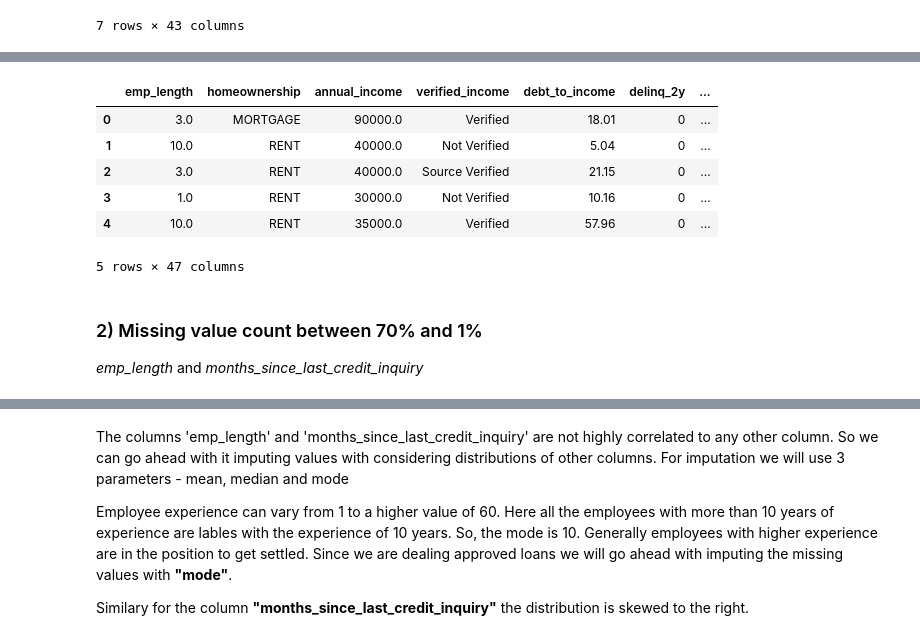
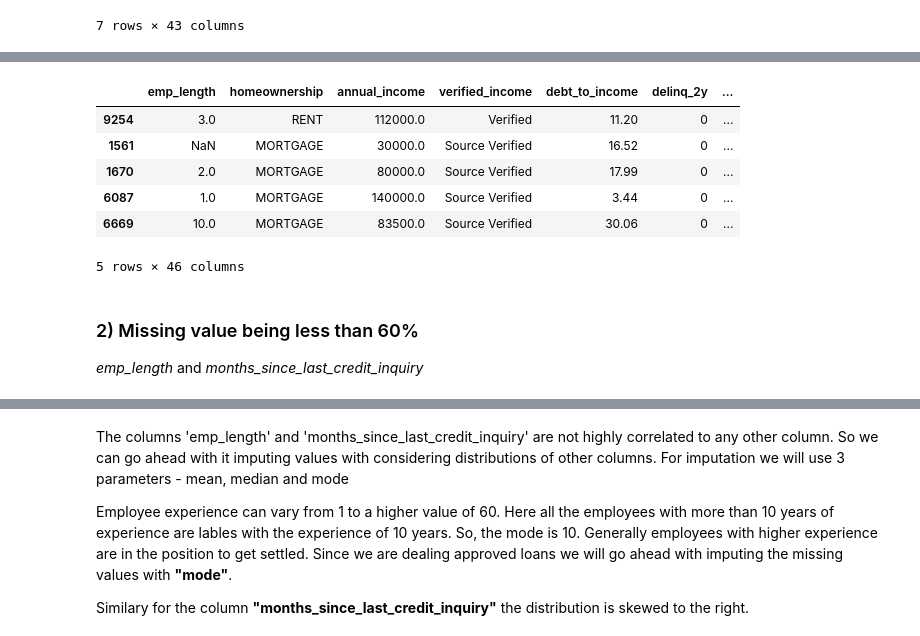
Before and after one commit to saishdesai23/Loan-Interest-Prediction, a Jupyter notebook: case_study_1_analysis.ipynb, the cells around one changed output, grey strips where cells are left out. Drawn from its saved outputs; the diff is of its cells as text; code cells hidden in the pictures.

```diff
--- a/case_study_1_analysis.ipynb
+++ b/case_study_1_analysis.ipynb
@@ -181,0 +195,4 @@ loan_grade
+# %%
+X = loan_data.drop(columns=['interest_rate'])
+y = loan_data['interest_rate']
+loan_data_clean, X_test, y_train, y_test = train_test_split(X,y,random_state=42,test_size=0.2)
@@ -198,18 +225,21 @@ Similarly the column 'num_accounts_120d_past_due' either comprises of null value
 
 We can also drop the columns 'loan_purpose', 'emp_title', 'state' as they have too many categoeries to be considered as factors. So we will remove these columns as well.
 # %%
-loan_data_clean = loan_data.drop(columns=['annual_income_joint', 'verification_income_joint', 'debt_to_income_joint','emp_title','state','loan_purpose','num_accounts_120d_past_due','months_since_90d_late'])
+loan_data_clean = loan_data_clean.drop(columns=['annual_income_joint', 'verification_income_joint', 'debt_to_income_joint','emp_title','state','loan_purpose','num_accounts_120d_past_due','months_since_90d_late'])
+
+X_test = X_test.drop(columns=['annual_income_joint', 'verification_income_joint', 'debt_to_income_joint','emp_title','state','loan_purpose','num_accounts_120d_past_due','months_since_90d_late'])
+
 loan_data_clean.head()
 # %% [output]
 |  | emp_length | homeownership | annual_income | verified_income | debt_to_income | delinq_2y | ... |
-| 0 | 3.0 | MORTGAGE | 90000.0 | Verified | 18.01 | 0 | ... |
-| 1 | 10.0 | RENT | 40000.0 | Not Verified | 5.04 | 0 | ... |
-| 2 | 3.0 | RENT | 40000.0 | Source Verified | 21.15 | 0 | ... |
-| 3 | 1.0 | RENT | 30000.0 | Not Verified | 10.16 | 0 | ... |
-| 4 | 10.0 | RENT | 35000.0 | Verified | 57.96 | 0 | ... |
+| 9254 | 3.0 | RENT | 112000.0 | Verified | 11.20 | 0 | ... |
+| 1561 | NaN | MORTGAGE | 30000.0 | Source Verified | 16.52 | 0 | ... |
+| 1670 | 2.0 | MORTGAGE | 80000.0 | Source Verified | 17.99 | 0 | ... |
+| 6087 | 1.0 | MORTGAGE | 140000.0 | Source Verified | 3.44 | 0 | ... |
+| 6669 | 10.0 | MORTGAGE | 83500.0 | Source Verified | 30.06 | 0 | ... |
-5 rows × 47 columns
+5 rows × 46 columns
 # %% [markdown]
-### 2) Missing value count between 70% and 1%
+### 2) Missing value being less than 60%
 
 *emp_length* and *months_since_last_credit_inquiry*
 # %%
```
Also changed, not shown: parts of 34 cells of this notebook.
